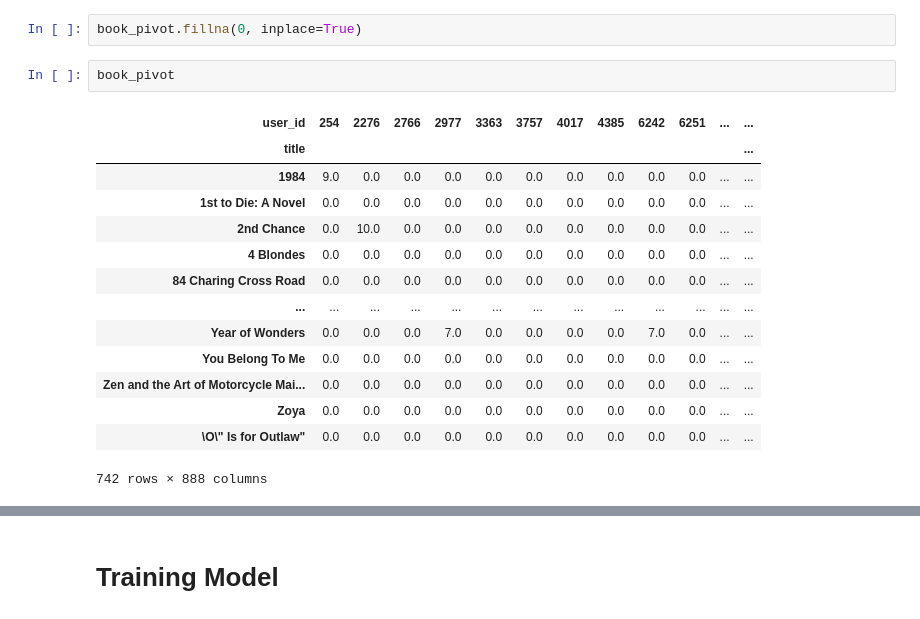
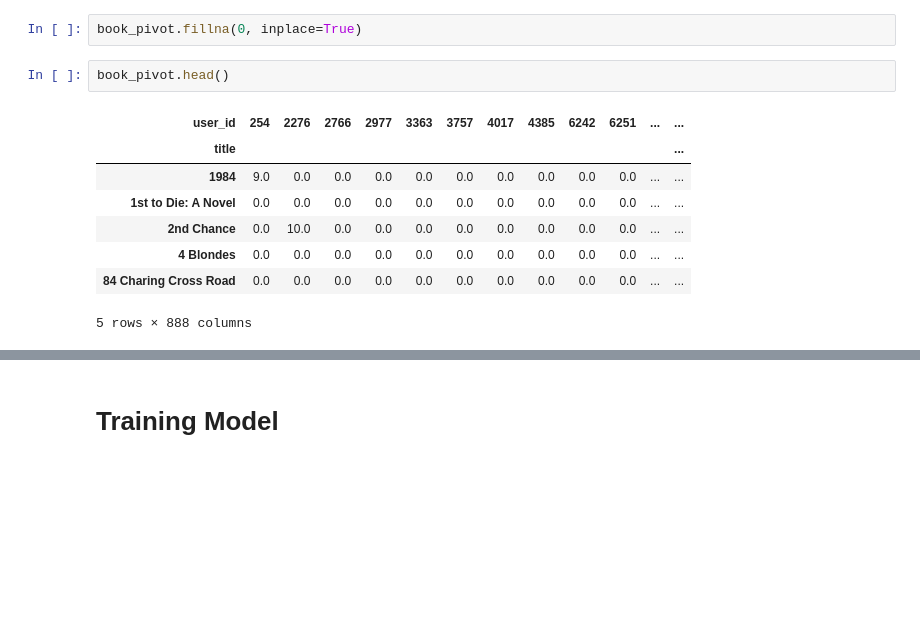
Before and after one commit to quang2719/Book-Recommend-System---SIC-Capston-Project, a Jupyter notebook: main.ipynb, the cells around one changed output, grey strips where cells are left out. Drawn from its saved outputs; the diff is of its cells as text; blank space fills up the shorter version.

```diff
--- a/main.ipynb
+++ b/main.ipynb
@@ -542,19 +544,13 @@ book_pivot.shape
 # %%
 book_pivot.fillna(0, inplace=True)
 # %%
-book_pivot
+book_pivot.head()
 # %% [output]
 | user_id | 254 | 2276 | 2766 | 2977 | 3363 | 3757 | 4017 | 4385 | 6242 | 6251 | ... | ... |
 | title |  |  |  |  |  |  |  |  |  |  |  | ... |
 | 1984 | 9.0 | 0.0 | 0.0 | 0.0 | 0.0 | 0.0 | 0.0 | 0.0 | 0.0 | 0.0 | ... | ... |
 | 1st to Die: A Novel | 0.0 | 0.0 | 0.0 | 0.0 | 0.0 | 0.0 | 0.0 | 0.0 | 0.0 | 0.0 | ... | ... |
 | 2nd Chance | 0.0 | 10.0 | 0.0 | 0.0 | 0.0 | 0.0 | 0.0 | 0.0 | 0.0 | 0.0 | ... | ... |
 | 4 Blondes | 0.0 | 0.0 | 0.0 | 0.0 | 0.0 | 0.0 | 0.0 | 0.0 | 0.0 | 0.0 | ... | ... |
 | 84 Charing Cross Road | 0.0 | 0.0 | 0.0 | 0.0 | 0.0 | 0.0 | 0.0 | 0.0 | 0.0 | 0.0 | ... | ... |
-| ... | ... | ... | ... | ... | ... | ... | ... | ... | ... | ... | ... | ... |
-| Year of Wonders | 0.0 | 0.0 | 0.0 | 7.0 | 0.0 | 0.0 | 0.0 | 0.0 | 7.0 | 0.0 | ... | ... |
-| You Belong To Me | 0.0 | 0.0 | 0.0 | 0.0 | 0.0 | 0.0 | 0.0 | 0.0 | 0.0 | 0.0 | ... | ... |
-| Zen and the Art of Motorcycle Mai... | 0.0 | 0.0 | 0.0 | 0.0 | 0.0 | 0.0 | 0.0 | 0.0 | 0.0 | 0.0 | ... | ... |
-| Zoya | 0.0 | 0.0 | 0.0 | 0.0 | 0.0 | 0.0 | 0.0 | 0.0 | 0.0 | 0.0 | ... | ... |
-| \O\" Is for Outlaw" | 0.0 | 0.0 | 0.0 | 0.0 | 0.0 | 0.0 | 0.0 | 0.0 | 0.0 | 0.0 | ... | ... |
-742 rows × 888 columns
+5 rows × 888 columns
```
Also changed, not shown: parts of 39 cells of this notebook, 1 other file.
